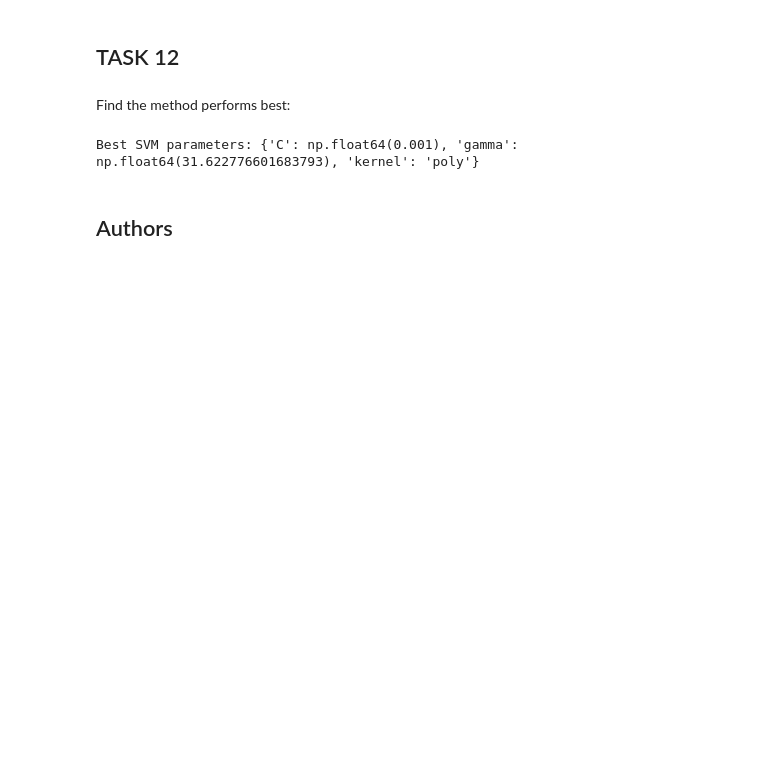
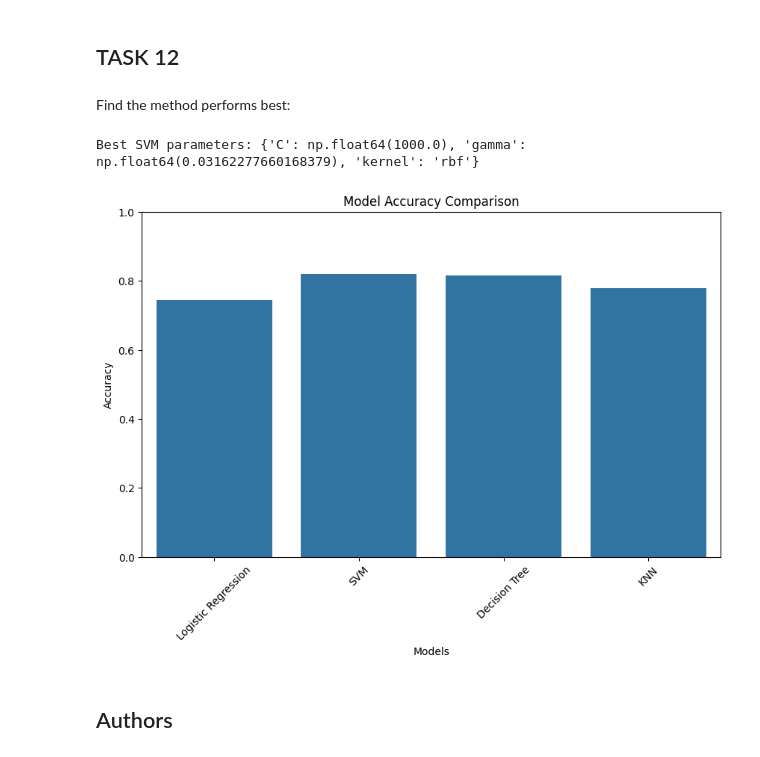
Before and after one commit to didigoose/coursera_applied_datascience, a Jupyter notebook: SpaceX_Machine Learning Prediction_Part_5.ipynb, the cells around one changed output. Drawn from its saved outputs; the diff is of its cells as text; code cells hidden in the pictures; blank space fills up the shorter version.

```diff
--- a/SpaceX_Machine Learning Prediction_Part_5.ipynb
+++ b/SpaceX_Machine Learning Prediction_Part_5.ipynb
@@ -348,10 +358,28 @@ plot_confusion_matrix(Y_test,yhat)
 ## TASK  12
 # %% [markdown]
 Find the method performs best:
-# %%
-print("Best SVM parameters:", svm_cv.best_params_)
-# %% [output]
-Best SVM parameters: {'C': np.float64(0.001), 'gamma': np.float64(31.622776601683793), 'kernel': 'poly'}
+# %%
+print("Best SVM parameters:", svm_cv.best_params_)
+
+#Visualize the built model accuracy for all built classification models, in a bar chart
+def plot_model_accuracy(models, accuracies):
+    plt.figure(figsize=(10, 6))
+    sns.barplot(x=models, y=accuracies)
+    plt.title('Model Accuracy Comparison')
+    plt.xlabel('Models')
+    plt.ylabel('Accuracy')
+    plt.xticks(rotation=45)
+    plt.ylim(0, 1)
+    plt.show()
+# List of models and their accuracies
+models = ['Logistic Regression', 'SVM', 'Decision Tree', 'KNN']
+accuracies = [logreg_cv.best_score_, svm_cv.best_score_, tree_cv.best_score_, KNN_cv.best_score_]
+# Plot the model accuracies
+plot_model_accuracy(models, accuracies)
+# Visualize the built model accuracy for all built classification models, in a bar chart
+# %% [output]
+Best SVM parameters: {'C': np.float64(1000.0), 'gamma': np.float64(0.03162277660168379), 'kernel': 'rbf'}
+[figure, added]
 # %% [markdown]
 ## Authors
 # %% [markdown]
```
Also changed, not shown: parts of 18 cells of this notebook, 1 other file.
